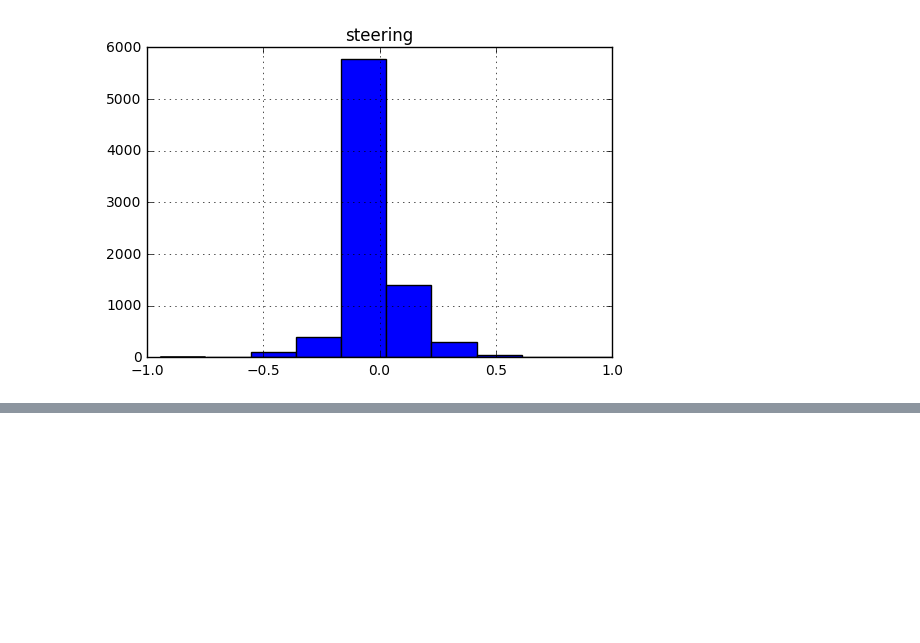
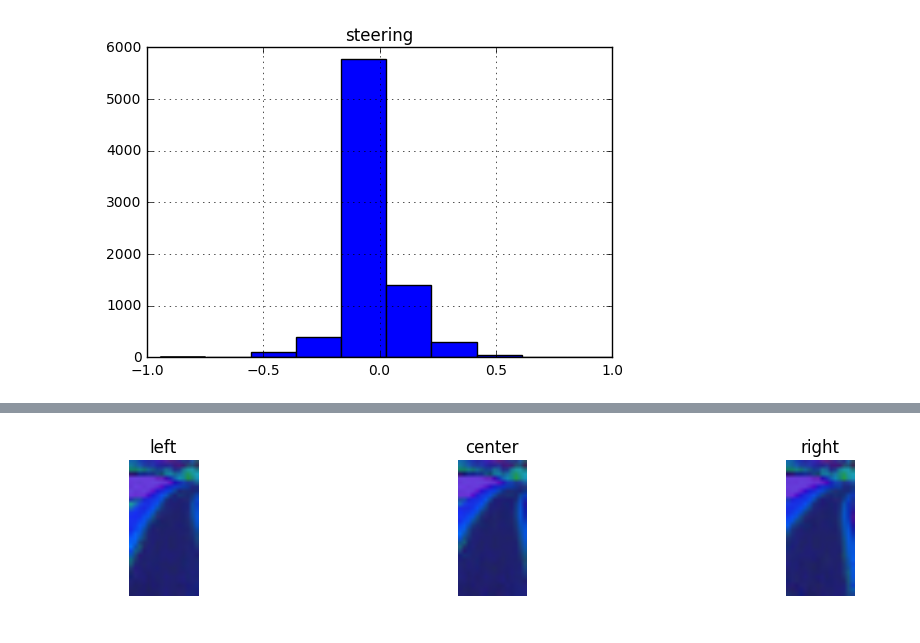
Before and after one commit to js1972/CarND-Behavioral-Cloning, a Jupyter notebook: data_processing.ipynb, the cells around one changed output, grey strips where cells are left out. Cells and saved outputs as stored; diff of their text form; code cells hidden in the pictures; blank space fills up the shorter version.

```diff
--- a/data_processing.ipynb
+++ b/data_processing.ipynb
@@ -67,3 +67,19 @@ for camera in ["left", "center", "right"]:
+# %%
+# With cropping then resizing then HSV
+i = 0
+for camera in ["left", "center", "right"]:
+    image = load_img("data/"+data_frame.iloc[7100][camera].strip())
+    image = img_to_array(image).astype(np.uint8)
+    image = image[55:135, :, :]
+    image = imresize(image, (32, 16, 3))
+    hsv = cv2.cvtColor(image.astype("uint8"), cv2.COLOR_RGB2HSV)
+    plt.subplot(3, 3, i+1)
+    plt.imshow(hsv)
+    plt.axis('off')
+    plt.title(camera)
+    i += 1
+# %% [output]
+[figure, added]
 # %%
 # Remove header
 data_frame = data_frame.ix[1:]
```
Also changed, not shown: parts of 4 cells of this notebook, 1 other file.
